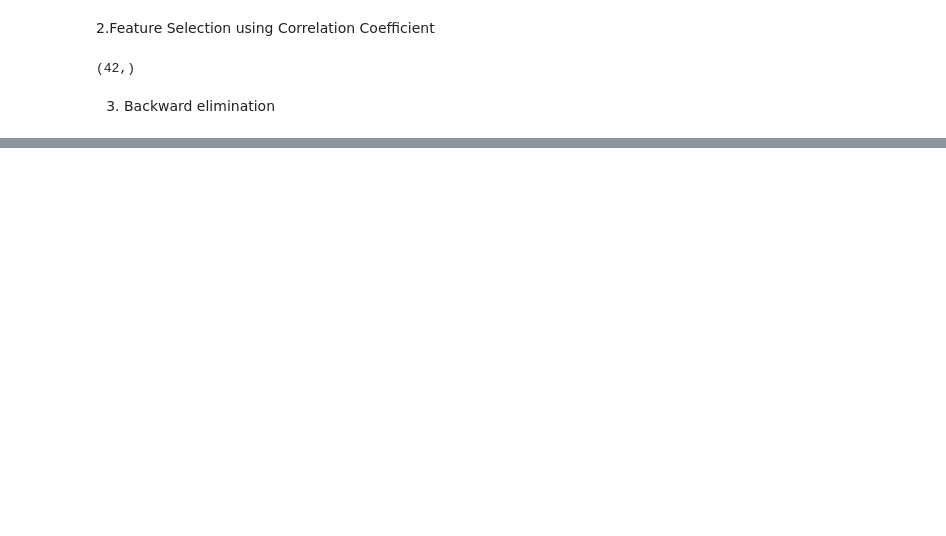
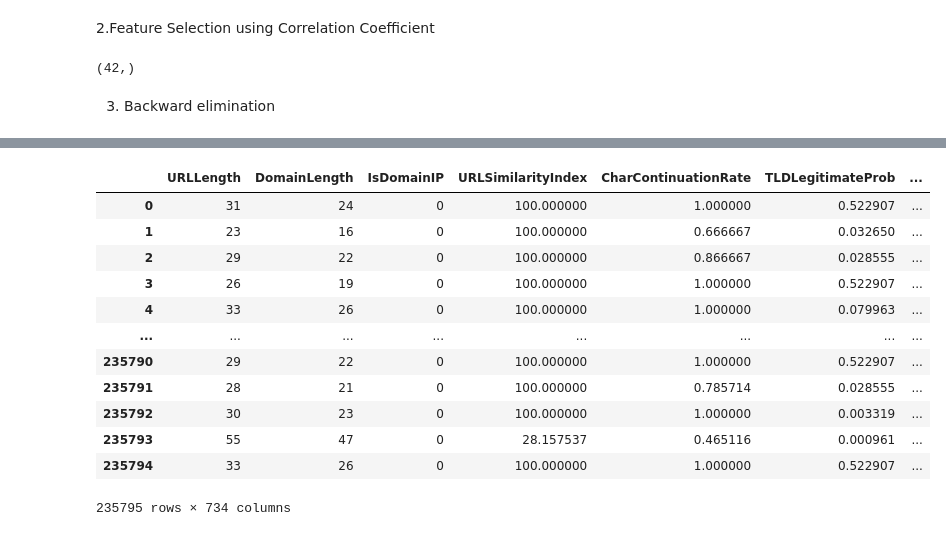
Before and after one commit to shivani309/Phishing-url-detection, a Jupyter notebook: phishing preprocessing.ipynb, the cells around one changed output, grey strips where cells are left out. Cells and saved outputs as stored; diff of their text form; code cells hidden in the pictures; blank space fills up the shorter version.

```diff
--- a/phishing preprocessing.ipynb
+++ b/phishing preprocessing.ipynb
@@ -2,7 +2,7 @@
 import numpy as np
 import pandas as pd
 # %%
-df = pd.read_csv(r"C:\Users\Sejal Hanmante\Downloads\phiusiil+phishing+url+dataset\PhiUSIIL_Phishing_URL_Dataset.csv")
+df = pd.read_csv(r"C:\Users\CL501_28\Downloads\phiusiil+phishing+url+dataset\PhiUSIIL_Phishing_URL_Dataset.csv")
 df.head()
 # %% [output]
 |  | FILENAME | URL | URLLength | Domain | DomainLength | IsDomainIP | TLD | URLSimilarityIndex | ... |
@@ -216,5 +216,5 @@ def backwardElimination(x, Y, sl, columns):
     return x, columns
 # %%
 SL = 0.01
-data_modeled, selected_columns = backwardElimination(X.values,y.values,SL, selected_columns)
+data_modeled, selected_columns1 = backwardElimination(X.values,y.values,SL, selected_columns)
 # %%
@@ -223,0 +278,3 @@ data_modeled.shape
+# %%
+backward_X = X[selected_columns1] # contains columns selected by backward elimination
+corr_X = X[selected_columns] # contains columns selected by correlation
@@ -223,0 +283,11 @@ data_modeled.shape
+# %%
+from sklearn.preprocessing import OneHotEncoder
+one = OneHotEncoder(sparse_output=False)
+
+tld = pd.DataFrame(df["TLD"])
+
+TLD_encoded = one.fit_transform(tld)
+# Convert the result to a DataFrame with appropriate column names
+TLD_encoded_df = pd.DataFrame(TLD_encoded, columns=one.get_feature_names_out(['TLD']))
+
+print(TLD_encoded_df)
@@ -223,0 +312,17 @@ data_modeled.shape
+# %%
+backward_updated = pd.merge(backward_X,TLD_encoded_df,left_index=True, right_index=True)
+backward_updated # contains encoded tld column
+# %% [output]
+|  | URLLength | DomainLength | IsDomainIP | URLSimilarityIndex | CharContinuationRate | TLDLegitimateProb | ... |
+| 0 | 31 | 24 | 0 | 100.000000 | 1.000000 | 0.522907 | ... |
+| 1 | 23 | 16 | 0 | 100.000000 | 0.666667 | 0.032650 | ... |
+| 2 | 29 | 22 | 0 | 100.000000 | 0.866667 | 0.028555 | ... |
+| 3 | 26 | 19 | 0 | 100.000000 | 1.000000 | 0.522907 | ... |
+| 4 | 33 | 26 | 0 | 100.000000 | 1.000000 | 0.079963 | ... |
+| ... | ... | ... | ... | ... | ... | ... | ... |
+| 235790 | 29 | 22 | 0 | 100.000000 | 1.000000 | 0.522907 | ... |
+| 235791 | 28 | 21 | 0 | 100.000000 | 0.785714 | 0.028555 | ... |
+| 235792 | 30 | 23 | 0 | 100.000000 | 1.000000 | 0.003319 | ... |
+| 235793 | 55 | 47 | 0 | 28.157537 | 0.465116 | 0.000961 | ... |
+| 235794 | 33 | 26 | 0 | 100.000000 | 1.000000 | 0.522907 | ... |
+235795 rows × 734 columns
```
Also changed, not shown: parts of 9 cells of this notebook.
